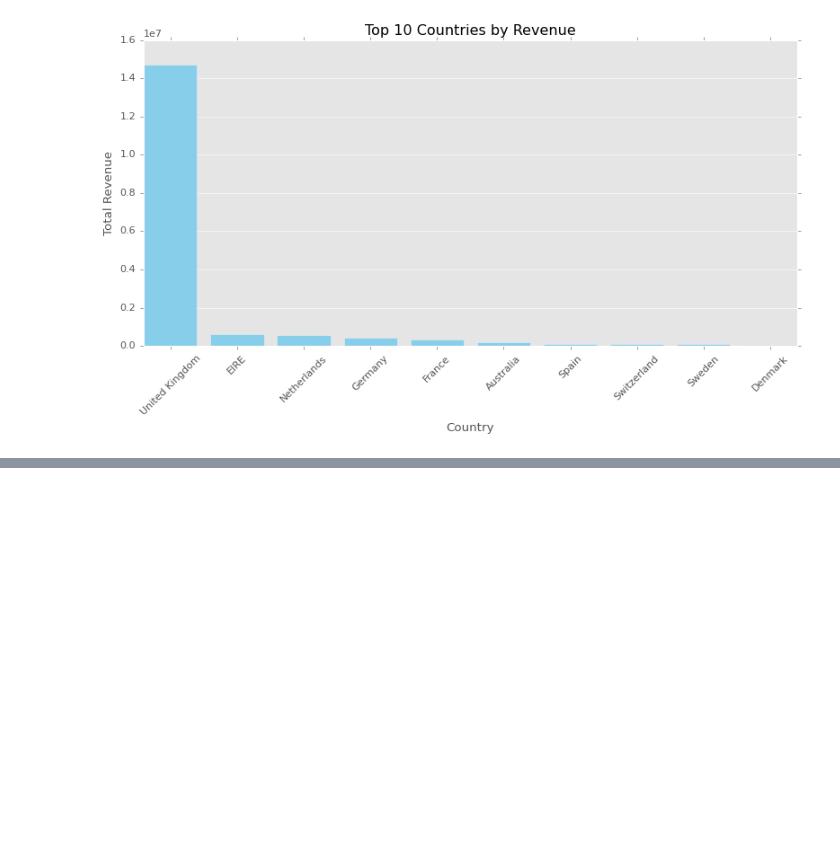
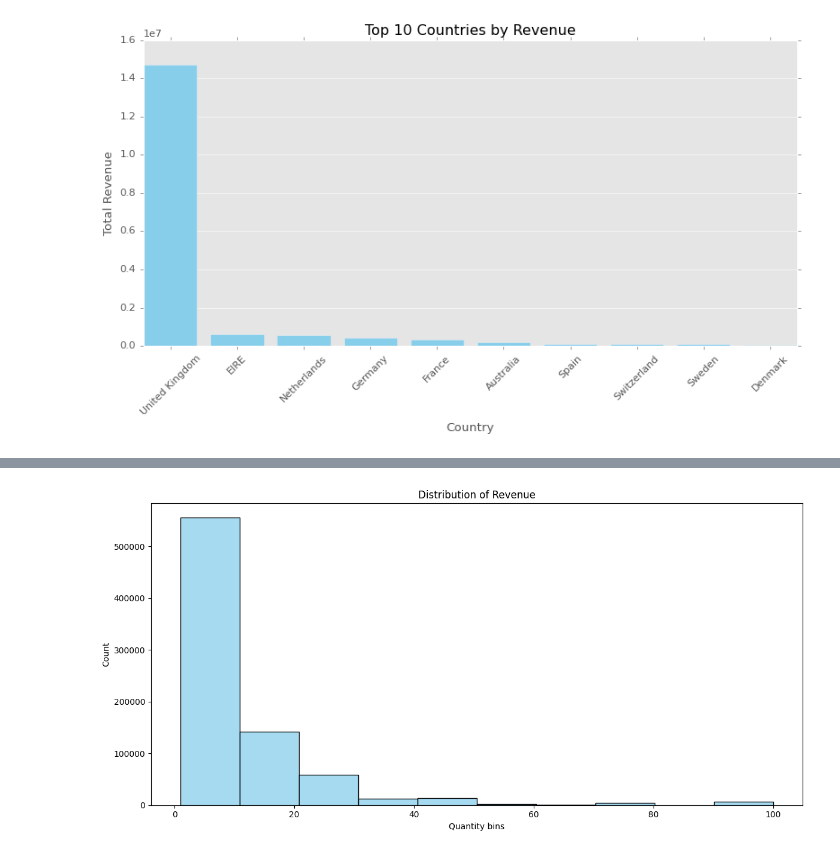
Before and after one commit to adirajnesh/my_test, a Jupyter notebook: myfile.ipynb, the cells around one changed output, grey strips where cells are left out. Saved outputs shown, nothing was run; the diff lists cells and outputs as text; code cells hidden in the pictures; blank space fills up the shorter version.

```diff
--- a/myfile.ipynb
+++ b/myfile.ipynb
@@ -350,0 +370,14 @@ plt.show()
+# %%
+df_quantity = df[(df['Quantity'] > 0) & (df['Quantity'] <= 100)]
+# %%
+plt.figure(figsize=(12, 6))
+sns.histplot(df_quantity['Quantity'], bins=10, kde=False, color='skyblue')
+plt.title('Distribution of Revenue')
+plt.xlabel('Quantity bins')
+plt.ylabel('Count')
+plt.tight_layout()
+plt.show()
+
+# Kernel Density Estimate
+# %% [output]
+[figure, added]
```
Also changed, not shown: parts of 22 cells of this notebook, 1 other file.
